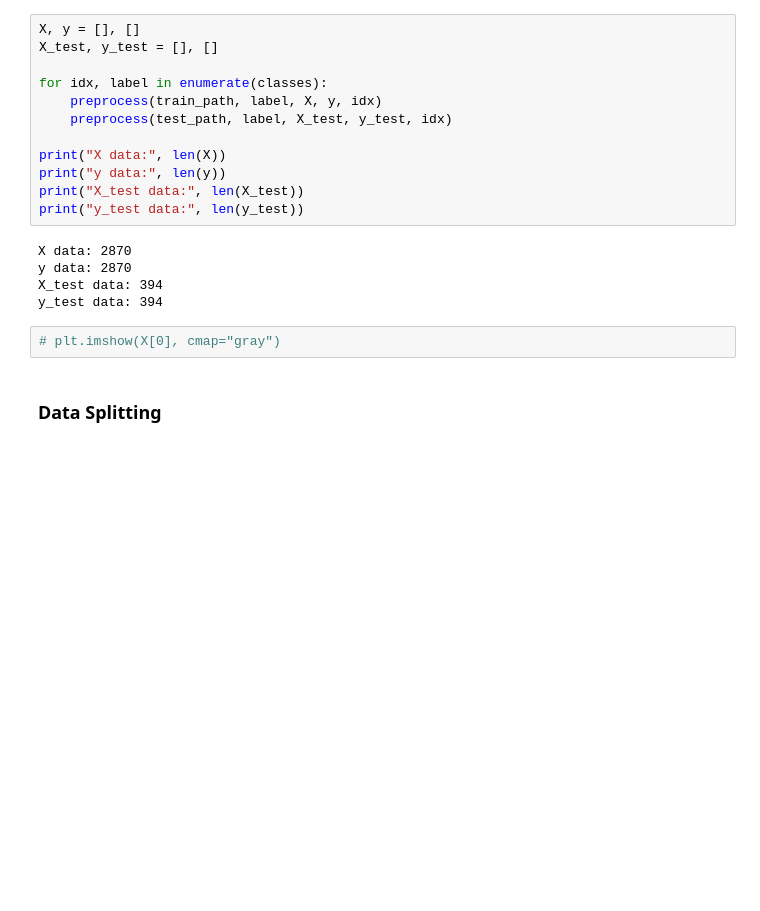
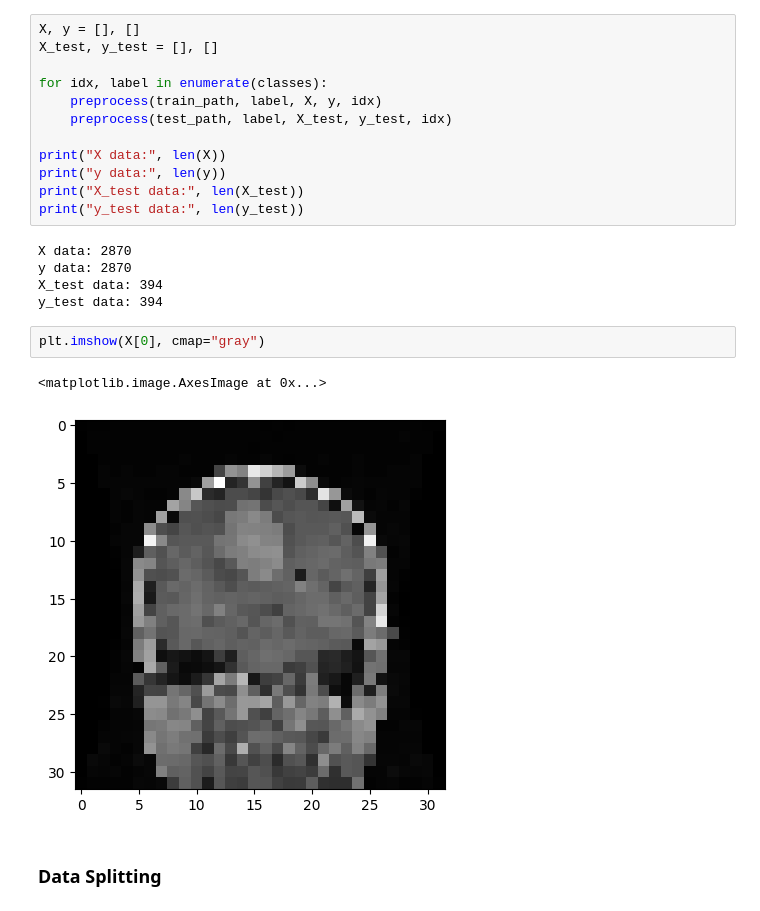
Before and after one commit to zenxiety/thesis, a Jupyter notebook: no-merge.ipynb, the cells around one changed output. Drawn from its saved outputs; the diff is of its cells as text; blank space fills up the shorter version.

```diff
--- a/no-merge.ipynb
+++ b/no-merge.ipynb
@@ -91,7 +90,10 @@ y data: 2870
 X_test data: 394
 y_test data: 394
 # %%
-# plt.imshow(X[0], cmap="gray")
+plt.imshow(X[0], cmap="gray")
+# %% [output]
+<matplotlib.image.AxesImage at 0x...>
+[figure, added]
 # %% [markdown]
 ### Data Splitting
 # %%
```
Also changed, not shown: parts of 28 cells of this notebook.
